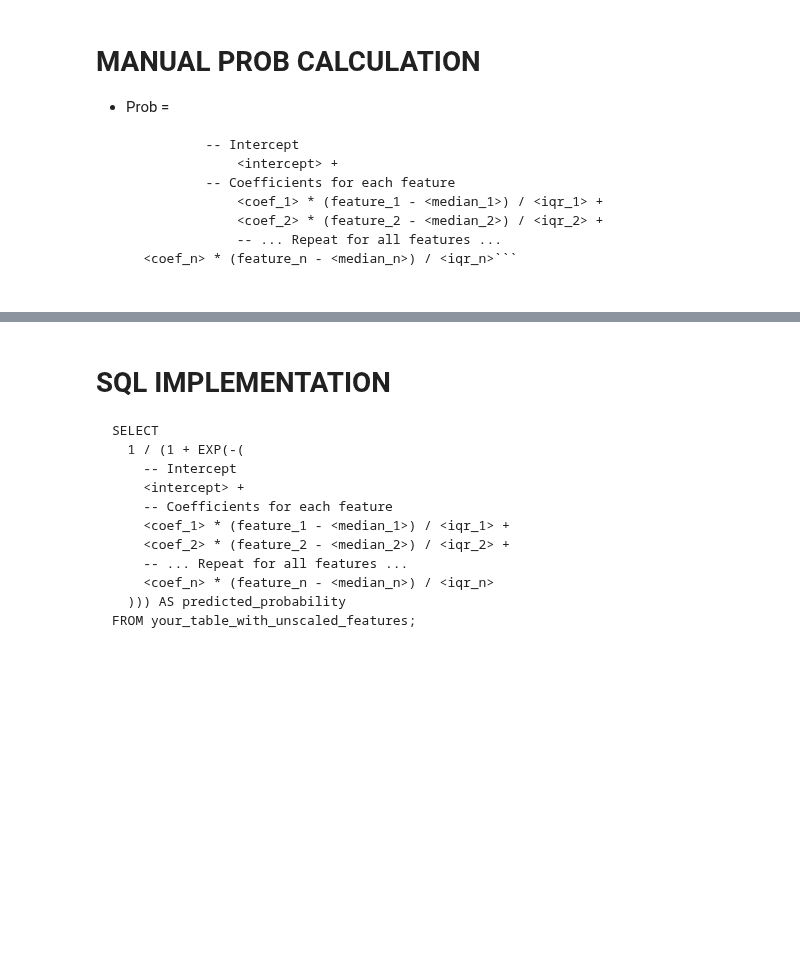
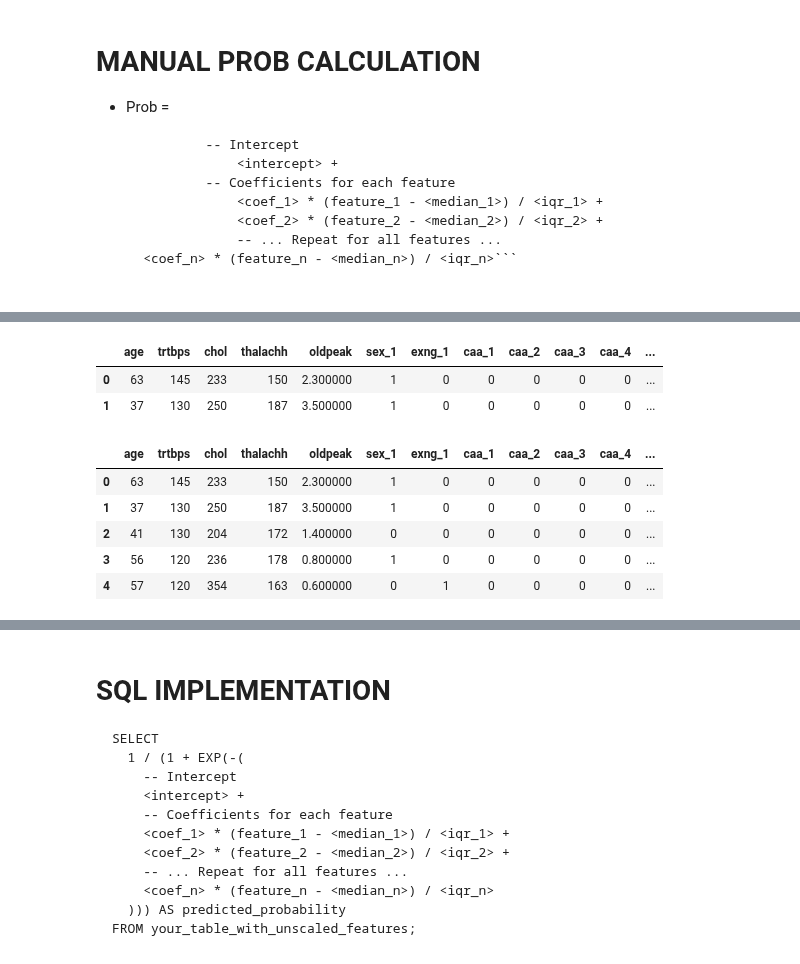
Before and after one commit to pparkitn/kaggle, a Jupyter notebook: classification.ipynb, the cells around one changed output, grey strips where cells are left out. Drawn from its saved outputs; the diff is of its cells as text; code cells hidden in the pictures; blank space fills up the shorter version.

```diff
--- a/classification.ipynb
+++ b/classification.ipynb
@@ -477 +481,40 @@ iqrs [13.5 20.  63.5 32.5  1.6]
+# %%
+column_idx = 0
+calc_cols = []
+
+X1 = df1.copy(deep=True)
+X1 = X1.drop(['output'],axis=1)
+
+for column_name, column_data in X1.iteritems():
+
+    if len(centering) > column_idx:
+        centering_val = centering[column_idx]
+    else:
+        centering_val = 0
+
+    if len(iqrs) > column_idx:
+        irqs_val = iqrs[column_idx]
+    else:
+        irqs_val = 1
+
+    X1['_calc_' + column_name] = coefficients_df.loc[column_idx][1] * (column_data - centering_val ) / irqs_val
+    calc_cols.append('_calc_' + column_name)
+    column_idx = column_idx + 1
+
+X1.head(2)
+# %% [output]
+|  | age | trtbps | chol | thalachh | oldpeak | sex_1 | exng_1 | caa_1 | caa_2 | caa_3 | caa_4 | ... |
+| 0 | 63 | 145 | 233 | 150 | 2.300000 | 1 | 0 | 0 | 0 | 0 | 0 | ... |
+| 1 | 37 | 130 | 250 | 187 | 3.500000 | 1 | 0 | 0 | 0 | 0 | 0 | ... |
+# %%
+# Adding specified columns together
+X1['prob_Manual'] = (1/(1+np.exp(-(X1[calc_cols].sum(axis=1) + intercept))))
+X1.head(5)
+# %% [output]
+|  | age | trtbps | chol | thalachh | oldpeak | sex_1 | exng_1 | caa_1 | caa_2 | caa_3 | caa_4 | ... |
+| 0 | 63 | 145 | 233 | 150 | 2.300000 | 1 | 0 | 0 | 0 | 0 | 0 | ... |
+| 1 | 37 | 130 | 250 | 187 | 3.500000 | 1 | 0 | 0 | 0 | 0 | 0 | ... |
+| 2 | 41 | 130 | 204 | 172 | 1.400000 | 0 | 0 | 0 | 0 | 0 | 0 | ... |
+| 3 | 56 | 120 | 236 | 178 | 0.800000 | 1 | 0 | 0 | 0 | 0 | 0 | ... |
+| 4 | 57 | 120 | 354 | 163 | 0.600000 | 0 | 1 | 0 | 0 | 0 | 0 | ... |
 # %%
```
Also changed, not shown: parts of 9 cells of this notebook.
